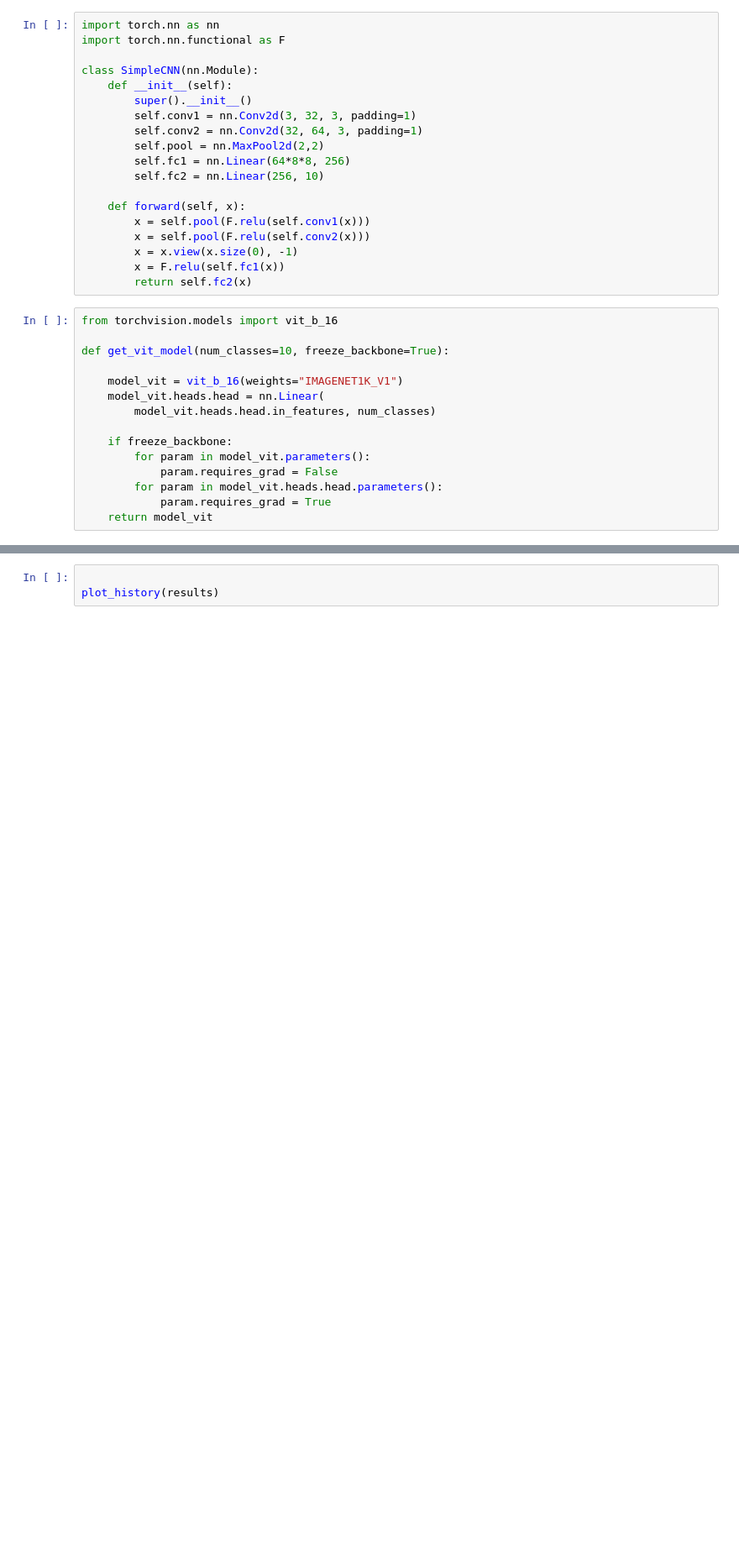
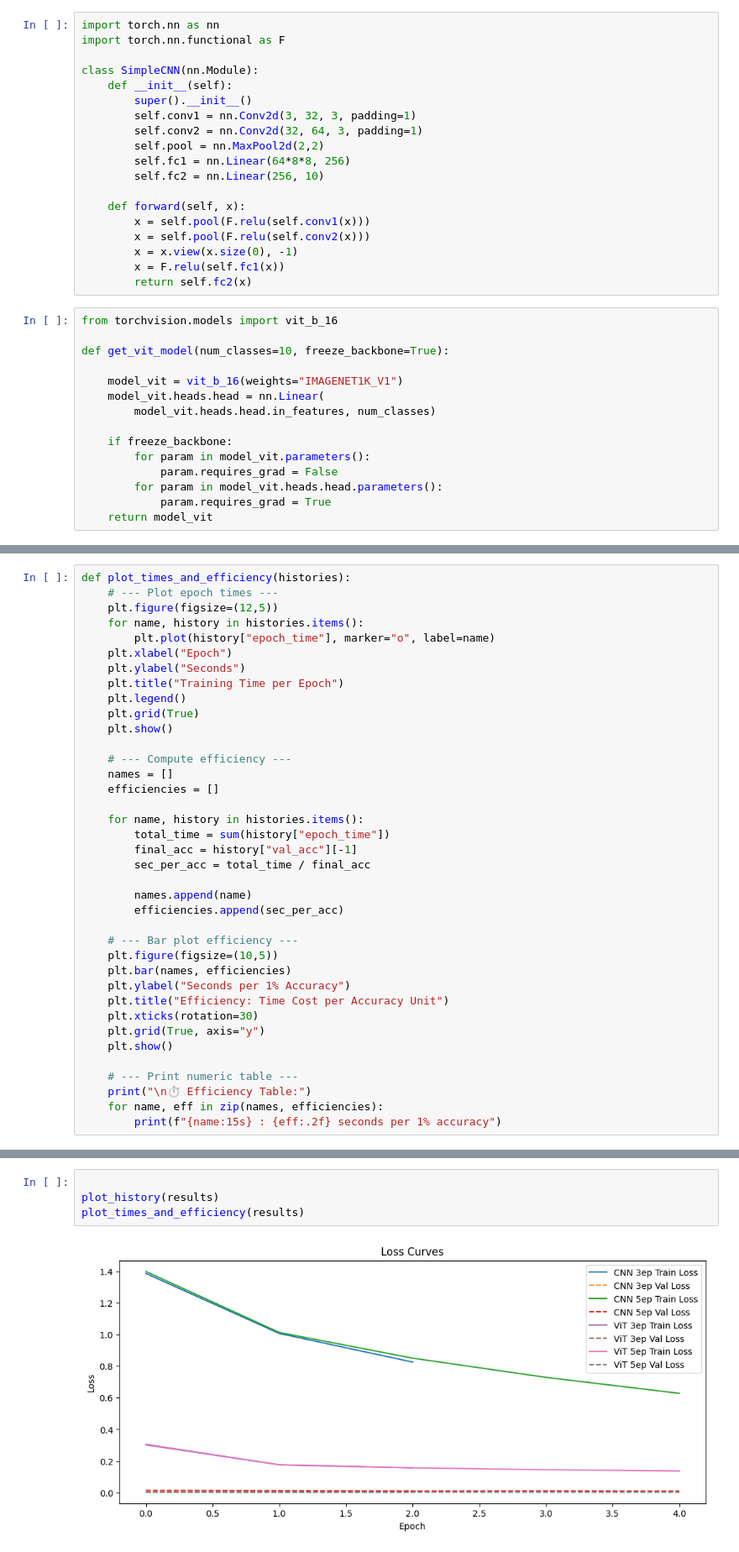
Before and after one commit to FOTIS21/Computer-Vision, a Jupyter notebook: ex5.ipynb, the cells around one changed output, grey strips where cells are left out. Shown at 84% size. Saved outputs shown, nothing was run; the diff lists cells and outputs as text; blank space fills up the shorter version.

```diff
--- a/ex5.ipynb
+++ b/ex5.ipynb
@@ -200,2 +207,40 @@ def plot_history(histories):
     plt.show()
+# %%
+def plot_times_and_efficiency(histories):
+    # --- Plot epoch times ---
+    plt.figure(figsize=(12,5))
+    for name, history in histories.items():
+        plt.plot(history["epoch_time"], marker="o", label=name)
+    plt.xlabel("Epoch")
+    plt.ylabel("Seconds")
+    plt.title("Training Time per Epoch")
+    plt.legend()
+    plt.grid(True)
+    plt.show()
+
+    # --- Compute efficiency ---
+    names = []
+    efficiencies = []
+
+    for name, history in histories.items():
+        total_time = sum(history["epoch_time"])
+        final_acc = history["val_acc"][-1]
+        sec_per_acc = total_time / final_acc
+
+        names.append(name)
+        efficiencies.append(sec_per_acc)
+
+    # --- Bar plot efficiency ---
+    plt.figure(figsize=(10,5))
+    plt.bar(names, efficiencies)
+    plt.ylabel("Seconds per 1% Accuracy")
+    plt.title("Efficiency: Time Cost per Accuracy Unit")
+    plt.xticks(rotation=30)
+    plt.grid(True, axis="y")
+    plt.show()
+
+    # --- Print numeric table ---
+    print("\n⏱ Efficiency Table:")
+    for name, eff in zip(names, efficiencies):
+        print(f"{name:15s} : {eff:.2f} seconds per 1% accuracy")
 # %%
@@ -239,4 +297,6 @@ results["ViT 5ep"] = history_vit5
 # %%
 
 plot_history(results)
+plot_times_and_efficiency(results)
 # %% [output]
+[figure, added]
```
Also changed, not shown: parts of 12 cells of this notebook, 1 other file.
